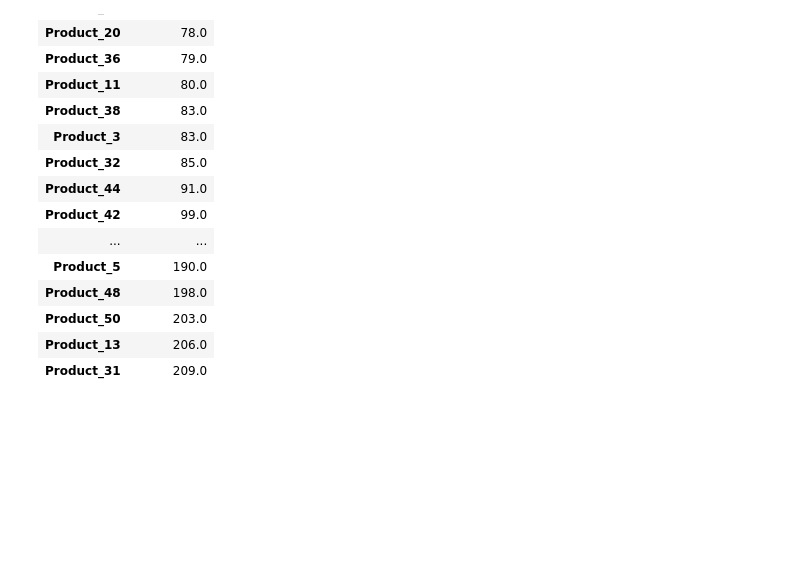
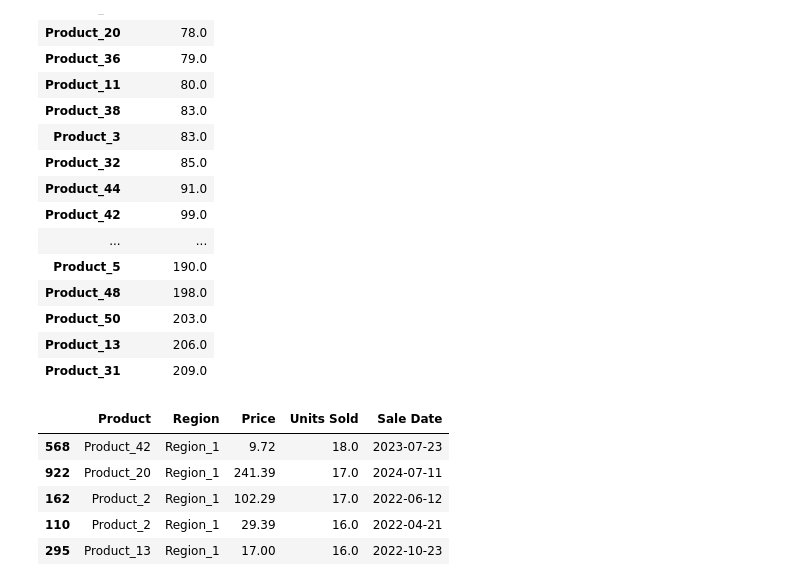
Before and after one commit to CDN0116/schulich-repo, a Jupyter notebook: assignment01.ipynb, the cells around one changed output. Cells and saved outputs as stored; diff of their text form; code cells hidden in the pictures; blank space fills up the shorter version.

```diff
--- a/assignment01.ipynb
+++ b/assignment01.ipynb
@@ -206,3 +208,13 @@ df_grouped_product.sort_values('total_sales', ascending=True)
 | Product_50 | 203.0 |
 | Product_13 | 206.0 |
 | Product_31 | 209.0 |
+# %%
+df[df['Region']=='Region_1'].sort_values(['Units Sold'],ascending=False).head()
+# To see which product is sold most in Region_1
+# %% [output]
+|  | Product | Region | Price | Units Sold | Sale Date |
+| 568 | Product_42 | Region_1 | 9.72 | 18.0 | 2023-07-23 |
+| 922 | Product_20 | Region_1 | 241.39 | 17.0 | 2024-07-11 |
+| 162 | Product_2 | Region_1 | 102.29 | 17.0 | 2022-06-12 |
+| 110 | Product_2 | Region_1 | 29.39 | 16.0 | 2022-04-21 |
+| 295 | Product_13 | Region_1 | 17.00 | 16.0 | 2022-10-23 |
```
Also changed, not shown: parts of 7 cells of this notebook.
